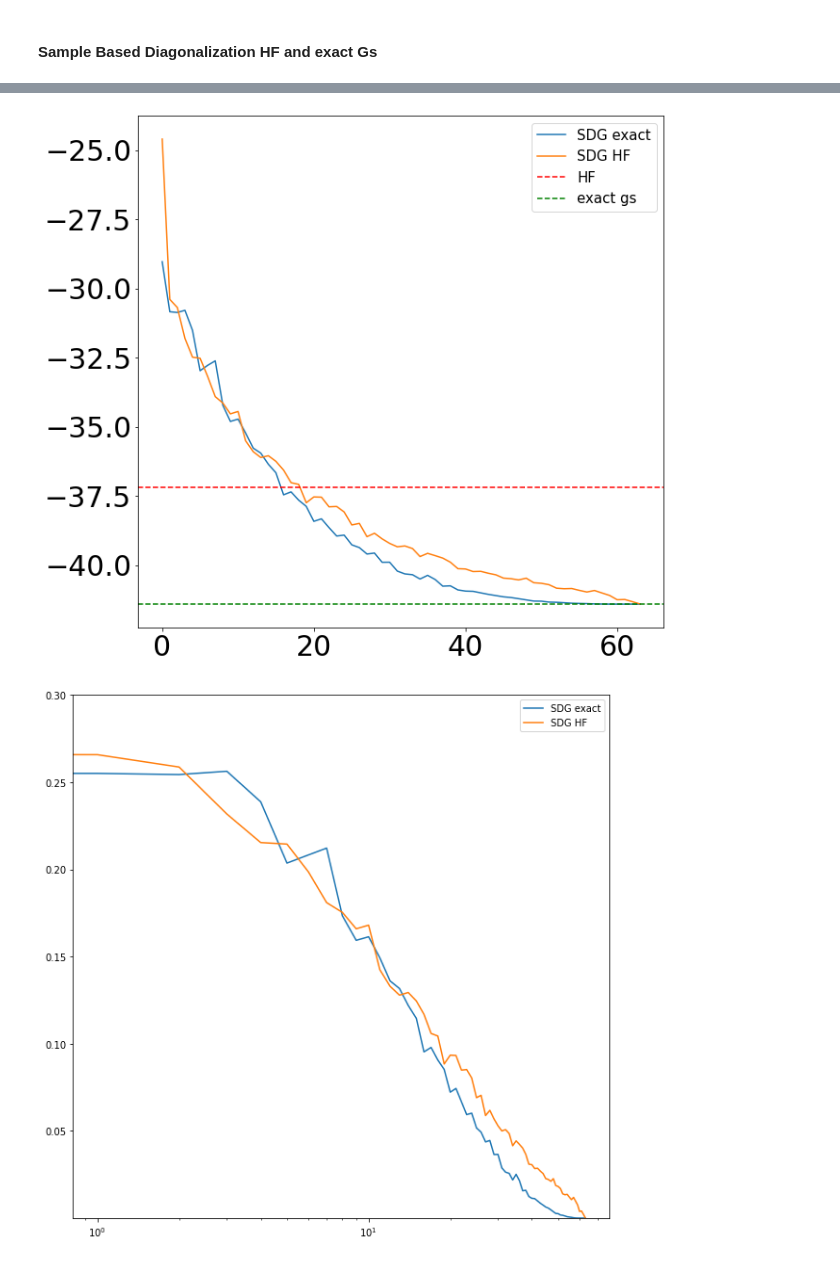
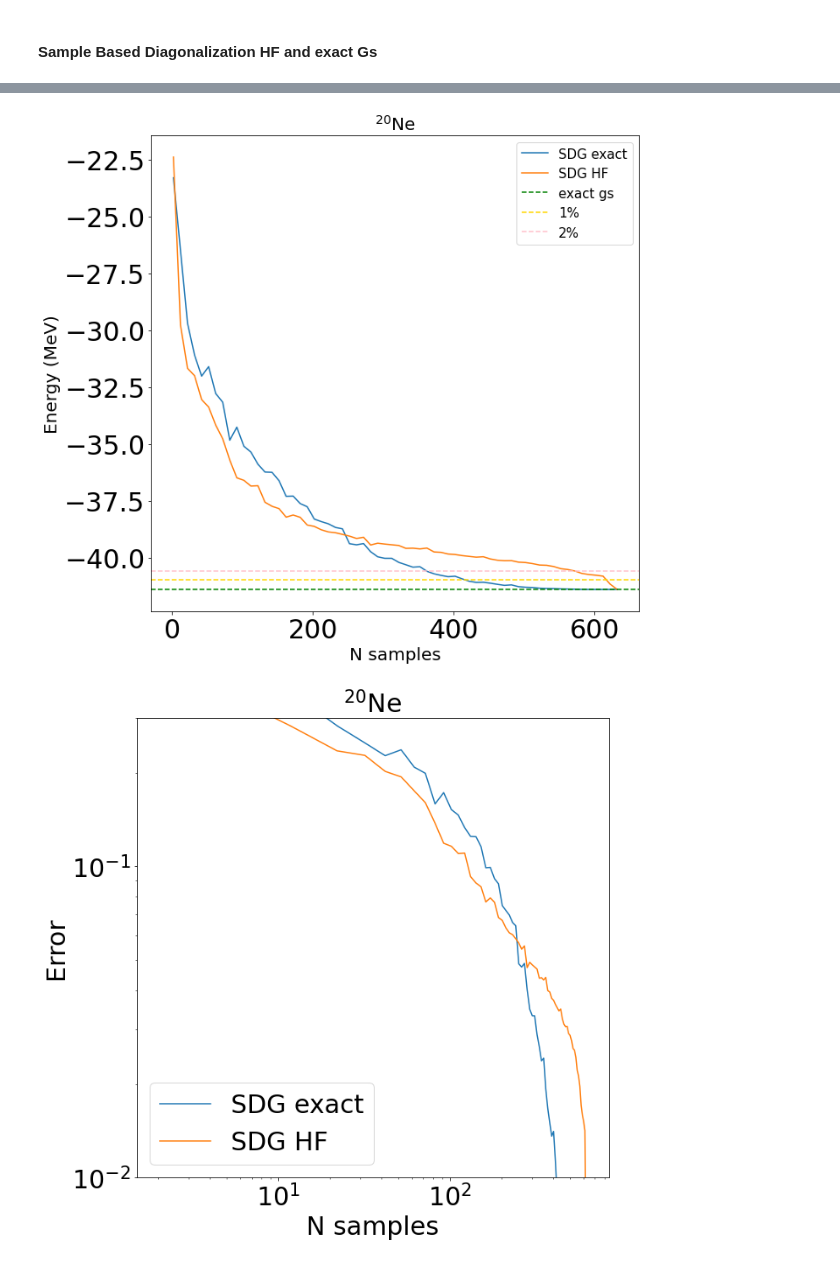
Before and after one commit to emacosta95/QuantumMachineLearningFermions, a Jupyter notebook: HartreeFock.ipynb, the cells around one changed output, grey strips where cells are left out. Drawn from its saved outputs; the diff is of its cells as text; code cells hidden in the pictures.

```diff
--- a/HartreeFock.ipynb
+++ b/HartreeFock.ipynb
@@ -147,7 +147,7 @@ n_instances=9000
 # %%
 prob_exact=np.conjugate(psi0[:,0])*psi0[:,0]
 
-ns_instances=np.arange(2,NSMHamiltonian.hamiltonian.shape[0],10)
+ns_instances=np.arange(2,NSMHamiltonian.hamiltonian.shape[0],1)
 errors_sdg_gs=[]
 energies_sdg_gs=[]
 for n_instances in ns_instances:
@@ -225,26 +279,34 @@ for n_instances in ns_instances:
 # %%
 plt.figure(figsize=(10,10))
-plt.plot(energies_sdg_gs,label='SDG exact')
-plt.plot(energies_sdg_hf,label='SDG HF')
-plt.axhline(y=model().detach().numpy(),color='red',linestyle='--',label='HF')
+plt.plot(ns_instances,energies_sdg_gs,label='SDG exact')
+plt.plot(ns_instances,energies_sdg_hf,label='SDG HF')
+#plt.axhline(y=model().detach().numpy(),color='red',linestyle='--',label='HF')
 plt.axhline(y=egs[0],color='green',linestyle='--',label='exact gs')
-plt.axhline(y=egs[0](0.99),color='green',linestyle='--',label='exact gs')
-
+plt.axhline(y=egs[0]*(0.99),color='gold',linestyle='--',label='1%')
+plt.axhline(y=egs[0]*(0.98),color='pink',linestyle='--',label='2%')
+plt.xlabel('N samples',fontsize=20)
+plt.ylabel('Energy (MeV)',fontsize=20)
 plt.legend(fontsize=15)
+plt.title(title,fontsize=20)
 plt.tick_params(labelsize=30)
 plt.show()
 
 energies_sdg_hf=np.asarray(energies_sdg_hf)
 energies_sdg_gs=np.asarray(energies_sdg_gs)
 
 
 plt.figure(figsize=(10,10))
-plt.plot(np.abs((energies_sdg_gs-egs[0])/egs[0]),label='SDG exact')
-plt.plot(np.abs((energies_sdg_hf-egs[0])/egs[0]),label='SDG HF')
-plt.ylim([10**-6,0.3])
-plt.semilogx()
-plt.legend()
+plt.plot(ns_instances,np.abs((energies_sdg_gs-egs[0])/egs[0]),label='SDG exact')
+plt.plot(ns_instances,np.abs((energies_sdg_hf-egs[0])/egs[0]),label='SDG HF')
+plt.xlabel('N samples',fontsize=30)
+plt.ylabel('Error',fontsize=30)
+plt.tick_params(labelsize=30)
+plt.ylim([10**-2,0.3])
+
+plt.title(title,fontsize=30)
+plt.loglog()
+plt.legend(fontsize=30)
 plt.show()
 # %% [output]
-[figure, old version]
+[figure, new version]
-[figure, old version]
+[figure, new version]
```
Also changed, not shown: parts of 7 cells of this notebook.
